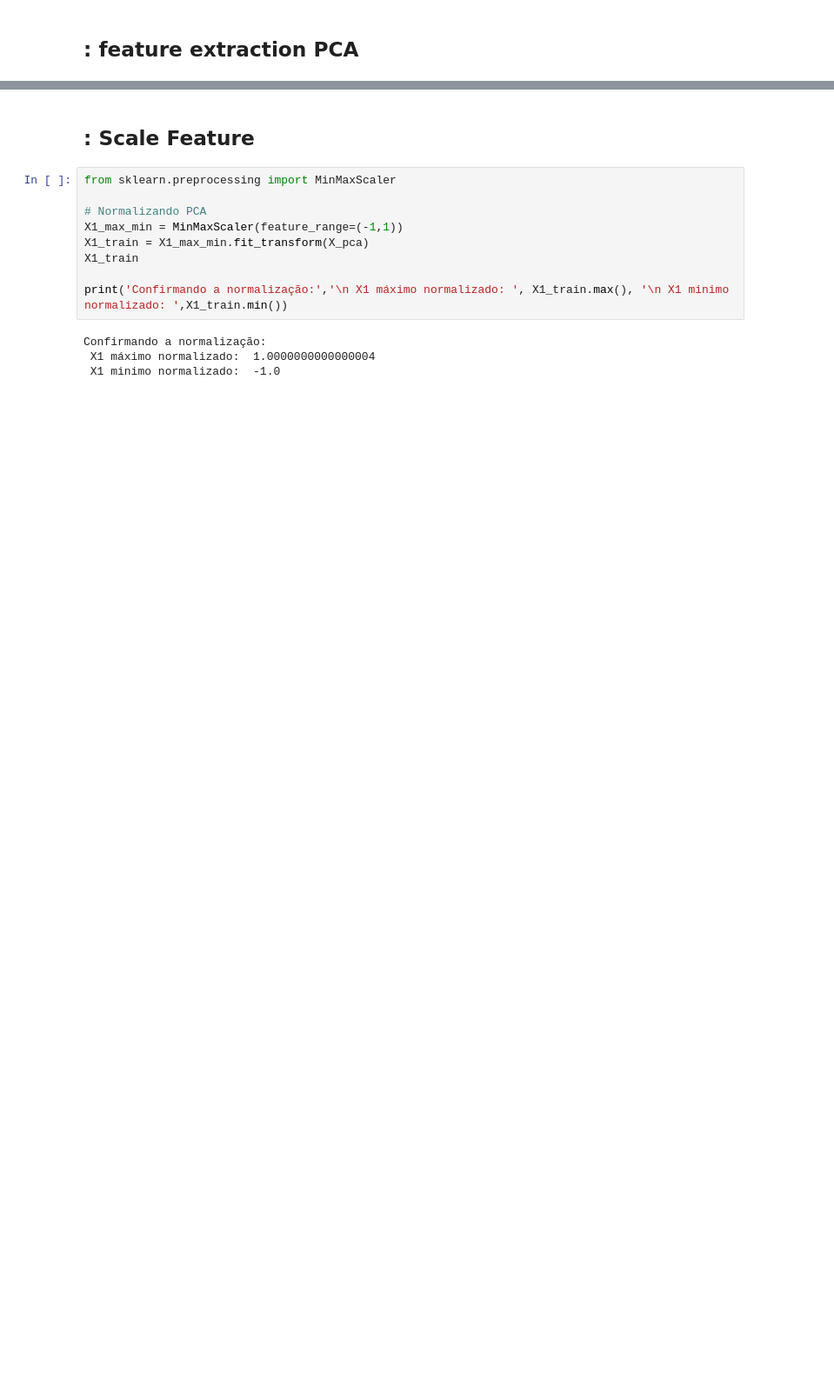
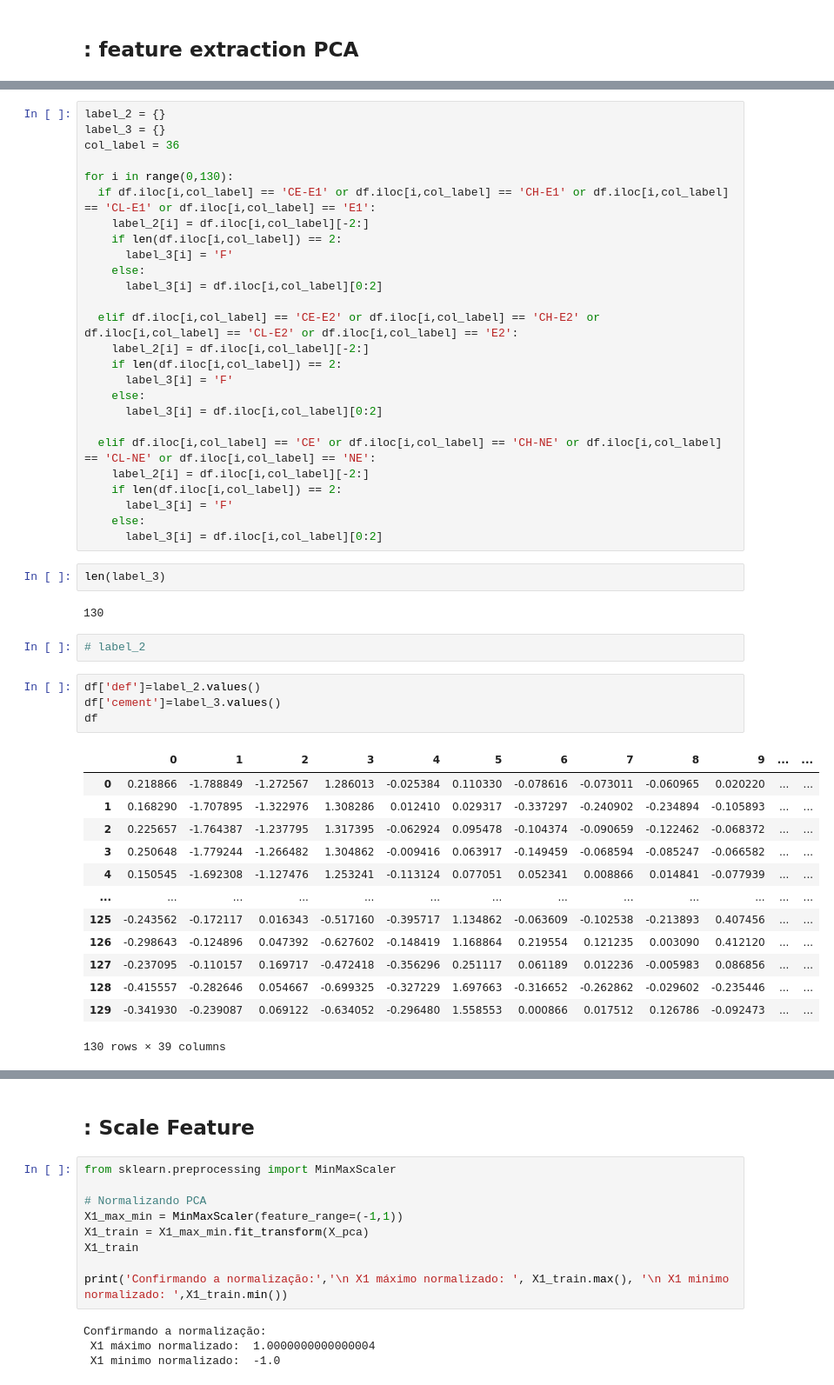
Before and after one commit to IsabelCamerini/HIML-COURSEatPUC-Rio, a Jupyter notebook: Isabel_Tiago_Proj.ipynb, the cells around one changed output, grey strips where cells are left out. Shown at 87% size. Cells and saved outputs as stored; diff of their text form; blank space fills up the shorter version.

```diff
--- a/Isabel_Tiago_Proj.ipynb
+++ b/Isabel_Tiago_Proj.ipynb
@@ -216,0 +352,50 @@ print(pca.explained_variance_ratio_ , pca.singular_values_)
+# %%
+label_2 = {}
+label_3 = {}
+col_label = 36
+
+for i in range(0,130):
+  if df.iloc[i,col_label] == 'CE-E1' or df.iloc[i,col_label] == 'CH-E1' or df.iloc[i,col_label] == 'CL-E1' or df.iloc[i,col_label] == 'E1':
+    label_2[i] = df.iloc[i,col_label][-2:]
+    if len(df.iloc[i,col_label]) == 2:
+      label_3[i] = 'F'
+    else:
+      label_3[i] = df.iloc[i,col_label][0:2]
+
+  elif df.iloc[i,col_label] == 'CE-E2' or df.iloc[i,col_label] == 'CH-E2' or df.iloc[i,col_label] == 'CL-E2' or df.iloc[i,col_label] == 'E2':
+    label_2[i] = df.iloc[i,col_label][-2:]
+    if len(df.iloc[i,col_label]) == 2:
+      label_3[i] = 'F'
+    else:
+      label_3[i] = df.iloc[i,col_label][0:2]
+
+  elif df.iloc[i,col_label] == 'CE' or df.iloc[i,col_label] == 'CH-NE' or df.iloc[i,col_label] == 'CL-NE' or df.iloc[i,col_label] == 'NE':
+    label_2[i] = df.iloc[i,col_label][-2:]
+    if len(df.iloc[i,col_label]) == 2:
+      label_3[i] = 'F'
+    else:
+      label_3[i] = df.iloc[i,col_label][0:2]
+# %%
+len(label_3)
+# %% [output]
+130
+# %%
+# label_2
+# %%
+df['def']=label_2.values()
+df['cement']=label_3.values()
+df
+# %% [output]
+|  | 0 | 1 | 2 | 3 | 4 | 5 | 6 | 7 | 8 | 9 | ... | ... |
+| 0 | 0.218866 | -1.788849 | -1.272567 | 1.286013 | -0.025384 | 0.110330 | -0.078616 | -0.073011 | -0.060965 | 0.020220 | ... | ... |
+| 1 | 0.168290 | -1.707895 | -1.322976 | 1.308286 | 0.012410 | 0.029317 | -0.337297 | -0.240902 | -0.234894 | -0.105893 | ... | ... |
+| 2 | 0.225657 | -1.764387 | -1.237795 | 1.317395 | -0.062924 | 0.095478 | -0.104374 | -0.090659 | -0.122462 | -0.068372 | ... | ... |
+| 3 | 0.250648 | -1.779244 | -1.266482 | 1.304862 | -0.009416 | 0.063917 | -0.149459 | -0.068594 | -0.085247 | -0.066582 | ... | ... |
+| 4 | 0.150545 | -1.692308 | -1.127476 | 1.253241 | -0.113124 | 0.077051 | 0.052341 | 0.008866 | 0.014841 | -0.077939 | ... | ... |
+| ... | ... | ... | ... | ... | ... | ... | ... | ... | ... | ... | ... | ... |
+| 125 | -0.243562 | -0.172117 | 0.016343 | -0.517160 | -0.395717 | 1.134862 | -0.063609 | -0.102538 | -0.213893 | 0.407456 | ... | ... |
+| 126 | -0.298643 | -0.124896 | 0.047392 | -0.627602 | -0.148419 | 1.168864 | 0.219554 | 0.121235 | 0.003090 | 0.412120 | ... | ... |
+| 127 | -0.237095 | -0.110157 | 0.169717 | -0.472418 | -0.356296 | 0.251117 | 0.061189 | 0.012236 | -0.005983 | 0.086856 | ... | ... |
+| 128 | -0.415557 | -0.282646 | 0.054667 | -0.699325 | -0.327229 | 1.697663 | -0.316652 | -0.262862 | -0.029602 | -0.235446 | ... | ... |
+| 129 | -0.341930 | -0.239087 | 0.069122 | -0.634052 | -0.296480 | 1.558553 | 0.000866 | 0.017512 | 0.126786 | -0.092473 | ... | ... |
+130 rows × 39 columns
```
Also changed, not shown: parts of 26 cells of this notebook.
